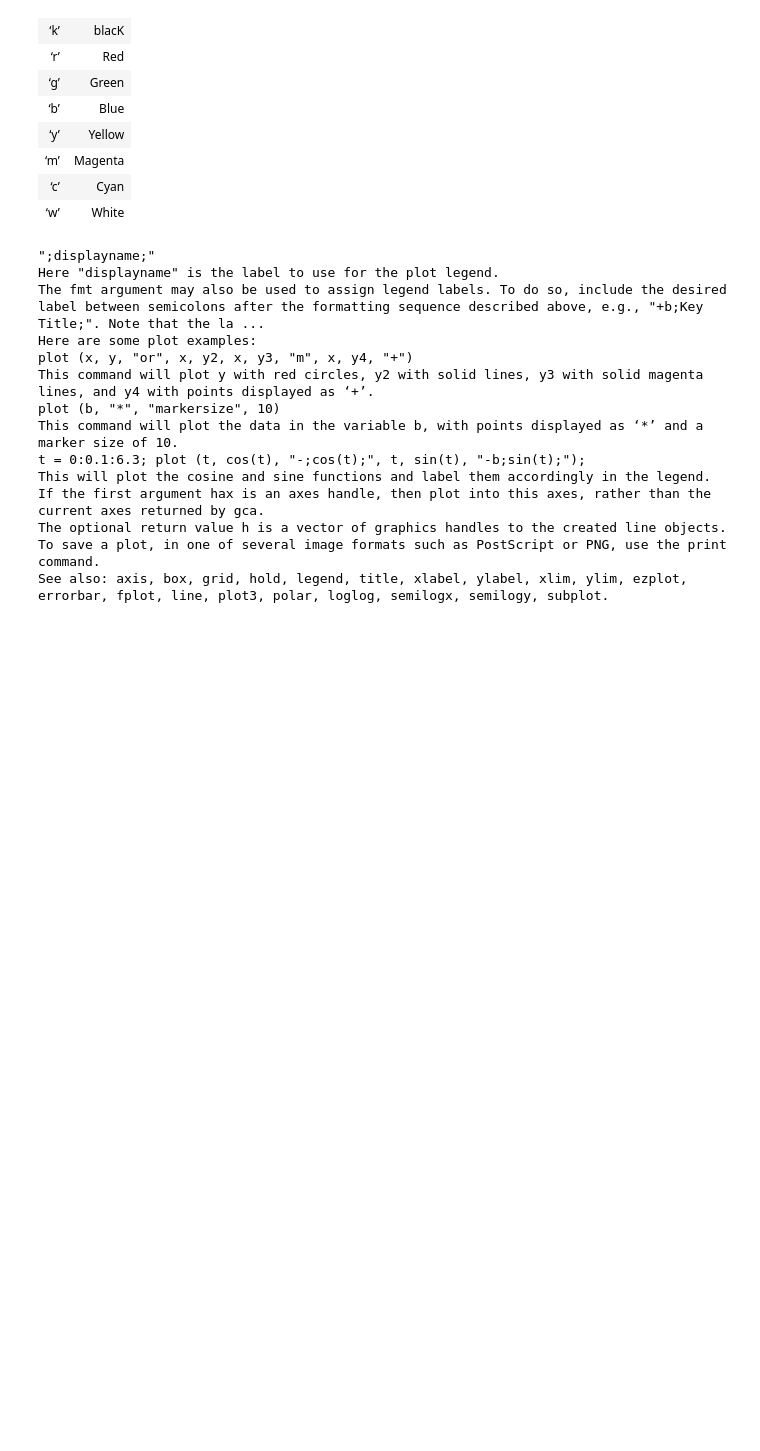
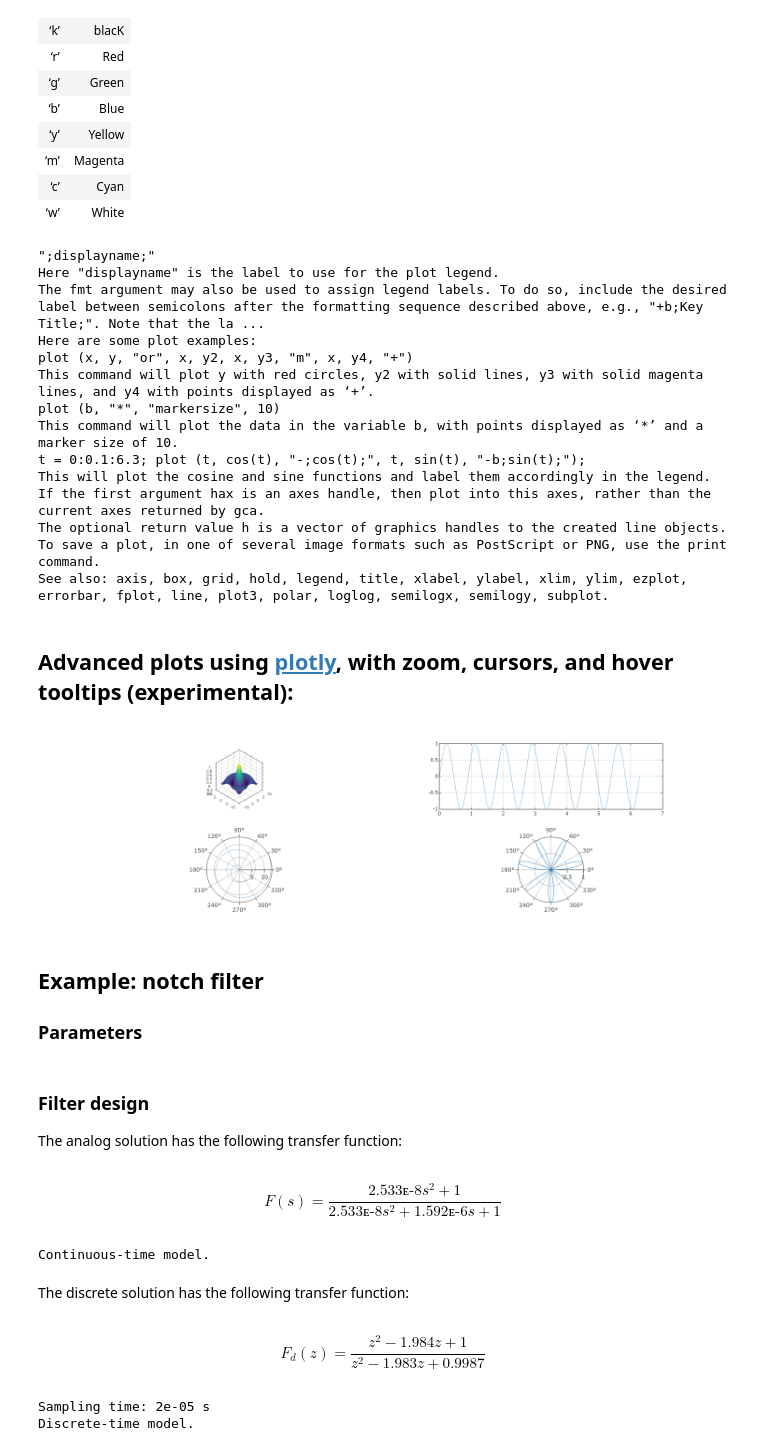
Before and after one commit to jupyter-xeus/xeus-octave, a Jupyter notebook: README.ipynb, the cells around one changed output. Cells and saved outputs as stored; diff of their text form; code cells hidden in the pictures; blank space fills up the shorter version.

Commit message:
Update README notebook
Ref: #15

```diff
--- a/README.ipynb
+++ b/README.ipynb
@@ -156,3 +130,39 @@ If the first argument hax is an axes handle, then plot into this axes, rather th
 The optional return value h is a vector of graphics handles to the created line objects.
 To save a plot, in one of several image formats such as PostScript or PNG, use the print command.
 See also: axis, box, grid, hold, legend, title, xlabel, ylabel, xlim, ylim, ezplot, errorbar, fplot, line, plot3, polar, loglog, semilogx, semilogy, subplot.
+# %% [markdown]
+## Advanced plots using [plotly](https://github.com/plotly/plotly.js), with zoom, cursors, and hover tooltips (experimental):
+# %%
+graphics_toolkit("plotly")
+
+a = [1:0.1:13];
+theta = linspace (0,2*pi,1000);
+rho = sin (7*theta);
+
+subplot(2,2,1);
+sombrero()
+grid on;
+box on;
+
+subplot(2,2,2);
+plot(theta, rho);
+grid on;
+box on;
+
+subplot(2,2,3);
+polar(a,a)
+grid on;
+box on;
+
+subplot(2,2,4);
+polar(theta, rho);
+grid on;
+box on;
+
+graphics_toolkit("notebook")
+# %% [output]
+[figure, added]
+# %% [markdown]
+## Example: notch filter
+
+### Parameters
@@ -158,0 +173,24 @@ See also: axis, box, grid, hold, legend, title, xlabel, ylabel, xlim, ylim, ezpl
+# %% [markdown]
+### Filter design
+
+The analog solution has the following transfer function:
+# %%
+pkg load signal
+pkg load control
+
+%% Analog solution
+s = tf('s');
+N = 1+(s/w0)^2;
+D = 1 + s/(Q*w0) + (s/w0)^2;
+F = N/D                          % Analog notch filter
+# %% [output]
+$$ \mathit{F(s)} = \frac{2.533\mathrm{ᴇ\text{-}}{8} s^2 + 1}{2.533\mathrm{ᴇ\text{-}}{8} s^2 + 1.592\mathrm{ᴇ\text{-}}{6} s + 1} $$
+Continuous-time model.
+# %% [markdown]
+The discrete solution has the following transfer function:
+# %%
+F_d = c2d(F,Tc,'zoh')            % Discretisation
+# %% [output]
+$$ \mathit{F_d(z)} = \frac{z^2 - 1.984 z + 1}{z^2 - 1.983 z + 0.9987} $$
+Sampling time: 2e-05 s
+Discrete-time model.
```
Also changed, not shown: parts of 9 cells of this notebook.
